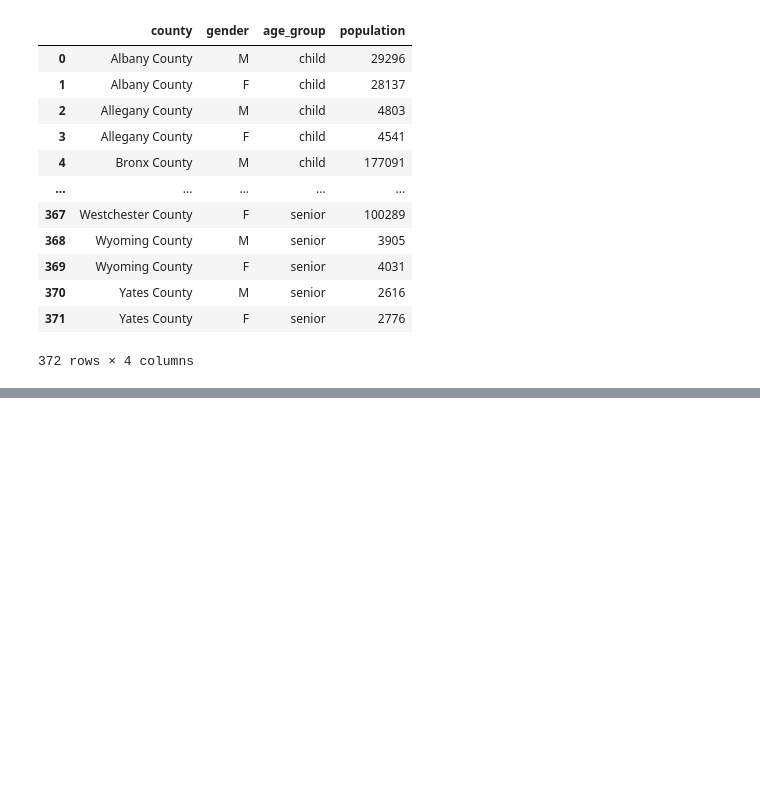
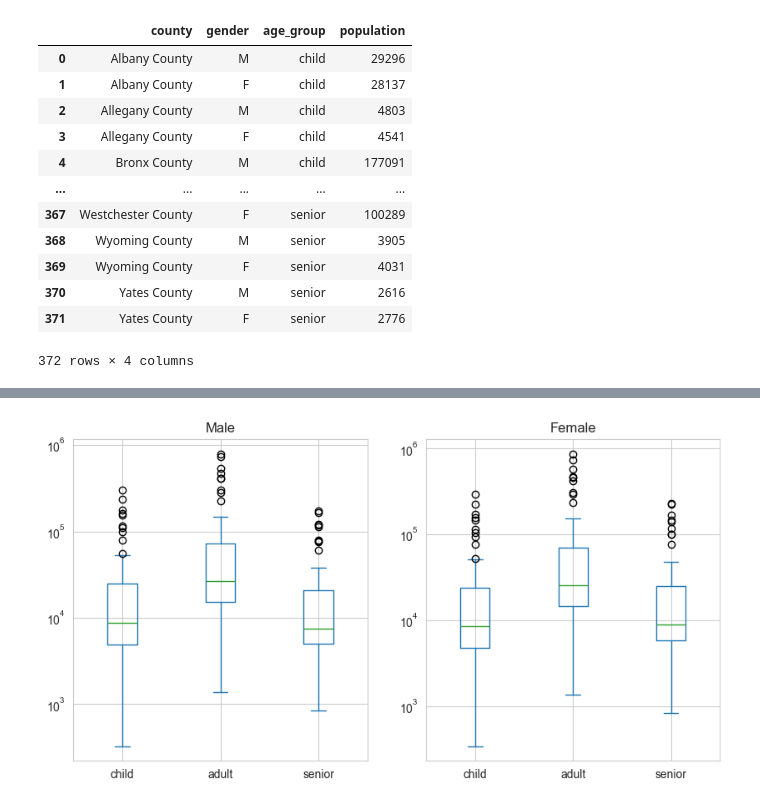
Before and after one commit to jieshu-wang-SBU/EST389_371_2026_spring, a Jupyter notebook: lectures/09-advanced_data_operations/09-02_Melt.ipynb, the cells around one changed output, grey strips where cells are left out. Drawn from its saved outputs; the diff is of its cells as text; code cells hidden in the pictures; blank space fills up the shorter version.

Commit message:
add melt visualization examples

```diff
--- a/lectures/09-advanced_data_operations/09-02_Melt.ipynb
+++ b/lectures/09-advanced_data_operations/09-02_Melt.ipynb
@@ -76,0 +82,10 @@ melt_df
+# %%
+fig, axes = plt.subplots(nrows=1, ncols=2, figsize=(10, 5))
+
+df[df['gender']=='M'].plot(kind='box', ax=axes.flat[0], logy=True)
+df[df['gender']=='F'].plot(kind='box', ax=axes.flat[1], logy=True)
+
+axes.flat[0].title.set_text("Male")
+axes.flat[1].title.set_text("Female")
+# %% [output]
+[figure, added]
```
Also changed, not shown: parts of 18 cells of this notebook.
